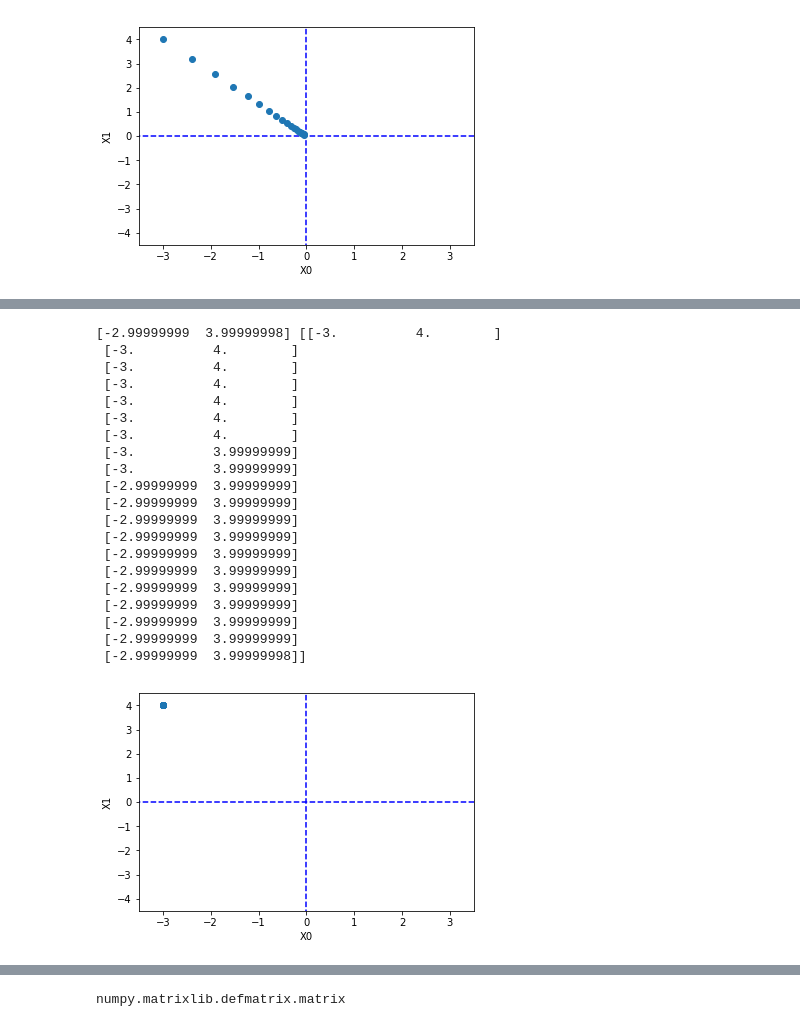
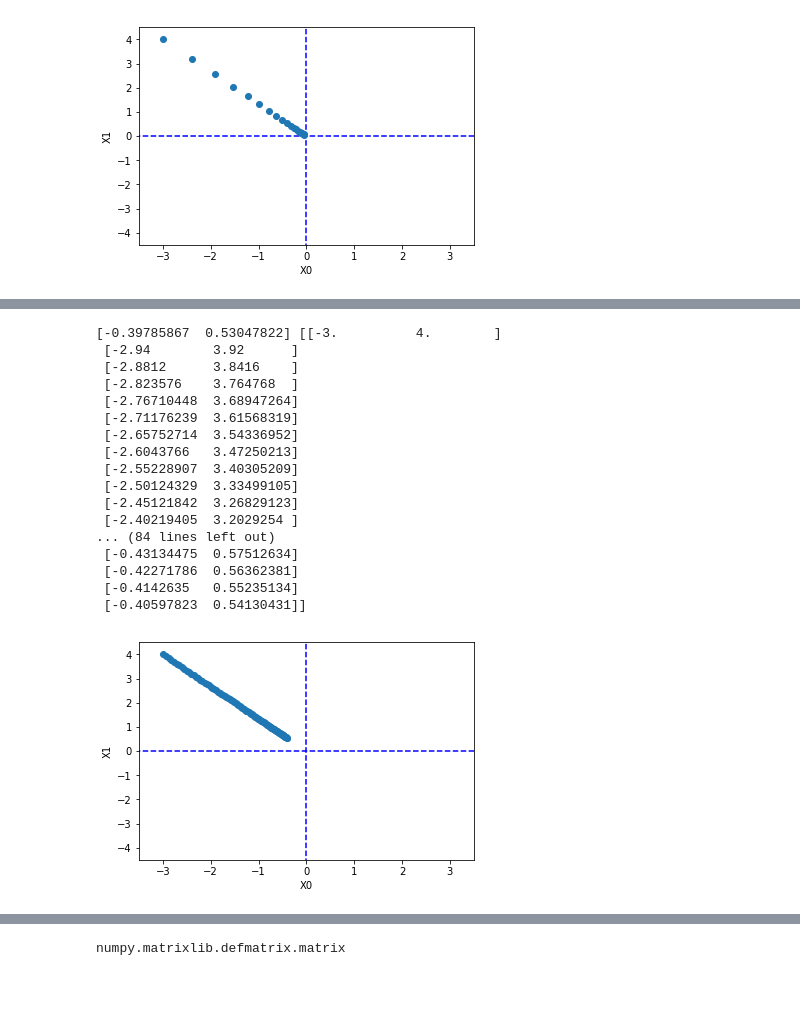
Before and after one commit to psyoblade/modulabs-deeplab-edu5, a Jupyter notebook: 04_learning_neuralnet/learning_neuralnet.ipynb, the cells around one changed output, grey strips where cells are left out. Cells and saved outputs as stored; diff of their text form; code cells hidden in the pictures; blank space fills up the shorter version.

```diff
--- a/04_learning_neuralnet/learning_neuralnet.ipynb
+++ b/04_learning_neuralnet/learning_neuralnet.ipynb
@@ -232,42 +232,39 @@ plt.show()
 # %%
 ### 학습률이 너무 작은 예: lr = 0.1 ==> 1e-10 ==> 0.01
 init_x = np.array([-3.0, 4.0])
-lr = 1e-10
-step_num = 20
+lr = 0.01
+step_num = 100
 x, x_history = gradient_descent(function_2, init_x, lr=lr, step_num=step_num)
 
 plt.plot( [-5, 5], [0,0], '--b')
 plt.plot( [0,0], [-5, 5], '--b')
 plt.plot(x_history[:,0], x_history[:,1], 'o')
 print(x, x_history)
 
 plt.xlim(-3.5, 3.5)
 plt.ylim(-4.5, 4.5)
 plt.xlabel("X0")
 plt.ylabel("X1")
 plt.show()
 # %% [output]
-[-2.99999999  3.99999998] [[-3.          4.        ]
- [-3.          4.        ]
- [-3.          4.        ]
- [-3.          4.        ]
- [-3.          4.        ]
- [-3.          4.        ]
- [-3.          4.        ]
- [-3.          3.99999999]
- [-3.          3.99999999]
- [-2.99999999  3.99999999]
- [-2.99999999  3.99999999]
- [-2.99999999  3.99999999]
- [-2.99999999  3.99999999]
- [-2.99999999  3.99999999]
- [-2.99999999  3.99999999]
- [-2.99999999  3.99999999]
- [-2.99999999  3.99999999]
- [-2.99999999  3.99999999]
- [-2.99999999  3.99999999]
- [-2.99999999  3.99999998]]
+[-0.39785867  0.53047822] [[-3.          4.        ]
+ [-2.94        3.92      ]
+ [-2.8812      3.8416    ]
+ [-2.823576    3.764768  ]
+ [-2.76710448  3.68947264]
+ [-2.71176239  3.61568319]
+ [-2.65752714  3.54336952]
+ [-2.6043766   3.47250213]
+ [-2.55228907  3.40305209]
+ [-2.50124329  3.33499105]
+ [-2.45121842  3.26829123]
+ [-2.40219405  3.2029254 ]
+... (84 lines left out)
+ [-0.43134475  0.57512634]
+ [-0.42271786  0.56362381]
+ [-0.4142635   0.55235134]
+ [-0.40597823  0.54130431]]
-[figure, old version]
+[figure, new version]
 # %%
 ###  그레디언트 심플넷
 
```
Also changed, not shown: parts of 3 cells of this notebook, 1 other file.
